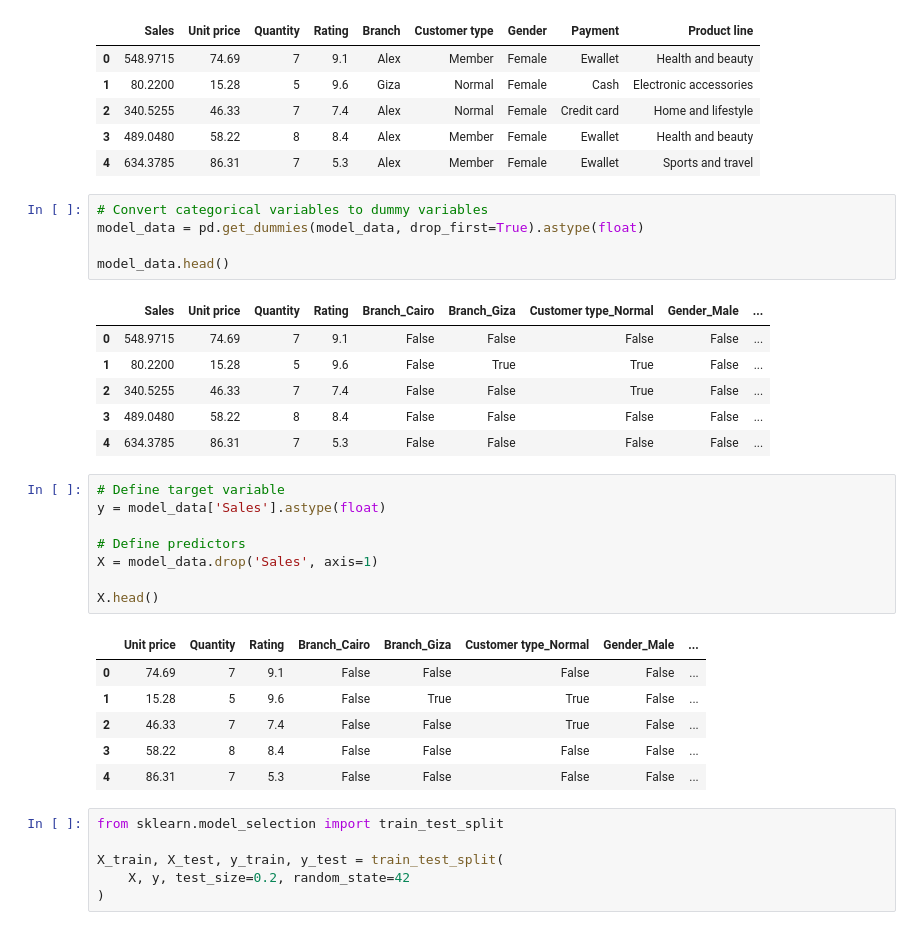
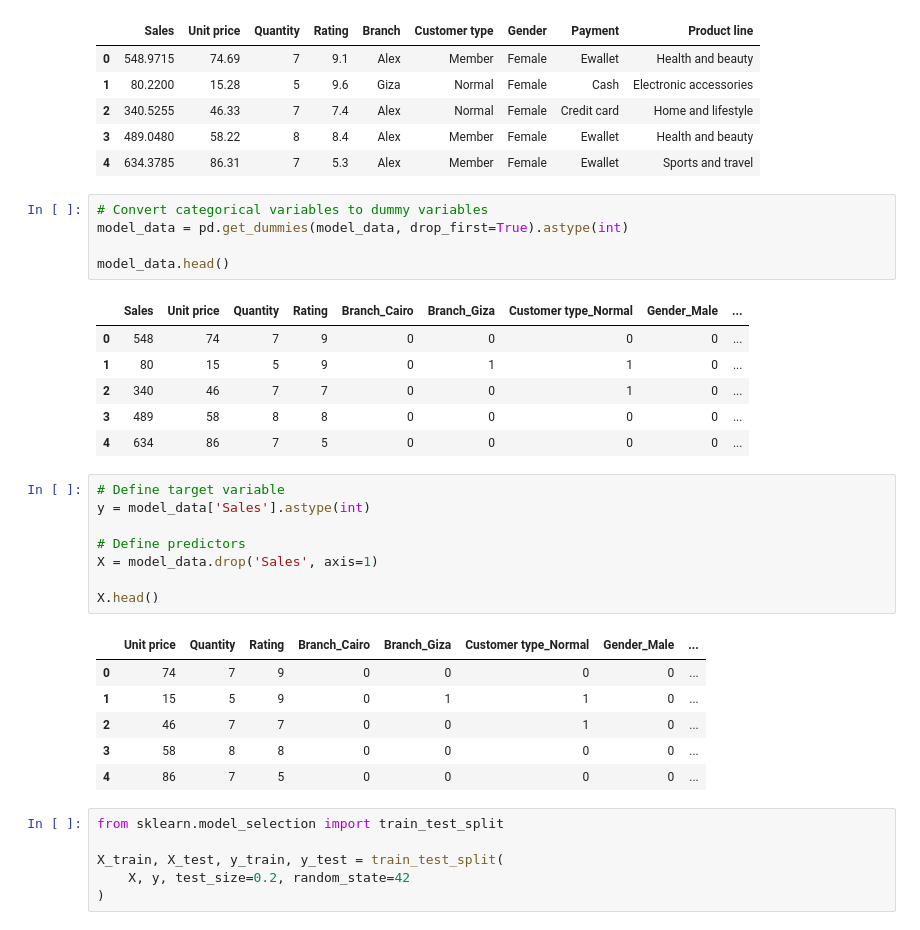
Before and after one commit to donatas-ruzgys/VSCode, a Jupyter notebook: Capstone_projektas/capstone.ipynb, the cells around one changed output. Drawn from its saved outputs; the diff is of its cells as text.

```diff
--- a/Capstone_projektas/capstone.ipynb
+++ b/Capstone_projektas/capstone.ipynb
@@ -441,19 +441,19 @@ model_data.head()
 | 4 | 634.3785 | 86.31 | 7 | 5.3 | Alex | Member | Female | Ewallet | Sports and travel |
 # %%
 # Convert categorical variables to dummy variables
-model_data = pd.get_dummies(model_data, drop_first=True).astype(float)
+model_data = pd.get_dummies(model_data, drop_first=True).astype(int)
 
 model_data.head()
 # %% [output]
 |  | Sales | Unit price | Quantity | Rating | Branch_Cairo | Branch_Giza | Customer type_Normal | Gender_Male | ... |
-| 0 | 548.9715 | 74.69 | 7 | 9.1 | False | False | False | False | ... |
-| 1 | 80.2200 | 15.28 | 5 | 9.6 | False | True | True | False | ... |
-| 2 | 340.5255 | 46.33 | 7 | 7.4 | False | False | True | False | ... |
-| 3 | 489.0480 | 58.22 | 8 | 8.4 | False | False | False | False | ... |
-| 4 | 634.3785 | 86.31 | 7 | 5.3 | False | False | False | False | ... |
+| 0 | 548 | 74 | 7 | 9 | 0 | 0 | 0 | 0 | ... |
+| 1 | 80 | 15 | 5 | 9 | 0 | 1 | 1 | 0 | ... |
+| 2 | 340 | 46 | 7 | 7 | 0 | 0 | 1 | 0 | ... |
+| 3 | 489 | 58 | 8 | 8 | 0 | 0 | 0 | 0 | ... |
+| 4 | 634 | 86 | 7 | 5 | 0 | 0 | 0 | 0 | ... |
 # %%
 # Define target variable
-y = model_data['Sales'].astype(float)
+y = model_data['Sales'].astype(int)
 
 # Define predictors
 X = model_data.drop('Sales', axis=1)
@@ -461,11 +461,11 @@ X = model_data.drop('Sales', axis=1)
 X.head()
 # %% [output]
 |  | Unit price | Quantity | Rating | Branch_Cairo | Branch_Giza | Customer type_Normal | Gender_Male | ... |
-| 0 | 74.69 | 7 | 9.1 | False | False | False | False | ... |
-| 1 | 15.28 | 5 | 9.6 | False | True | True | False | ... |
-| 2 | 46.33 | 7 | 7.4 | False | False | True | False | ... |
-| 3 | 58.22 | 8 | 8.4 | False | False | False | False | ... |
-| 4 | 86.31 | 7 | 5.3 | False | False | False | False | ... |
+| 0 | 74 | 7 | 9 | 0 | 0 | 0 | 0 | ... |
+| 1 | 15 | 5 | 9 | 0 | 1 | 1 | 0 | ... |
+| 2 | 46 | 7 | 7 | 0 | 0 | 1 | 0 | ... |
+| 3 | 58 | 8 | 8 | 0 | 0 | 0 | 0 | ... |
+| 4 | 86 | 7 | 5 | 0 | 0 | 0 | 0 | ... |
 # %%
 from sklearn.model_selection import train_test_split
 
```
Also changed, not shown: parts of 16 cells of this notebook, 2 other files.
